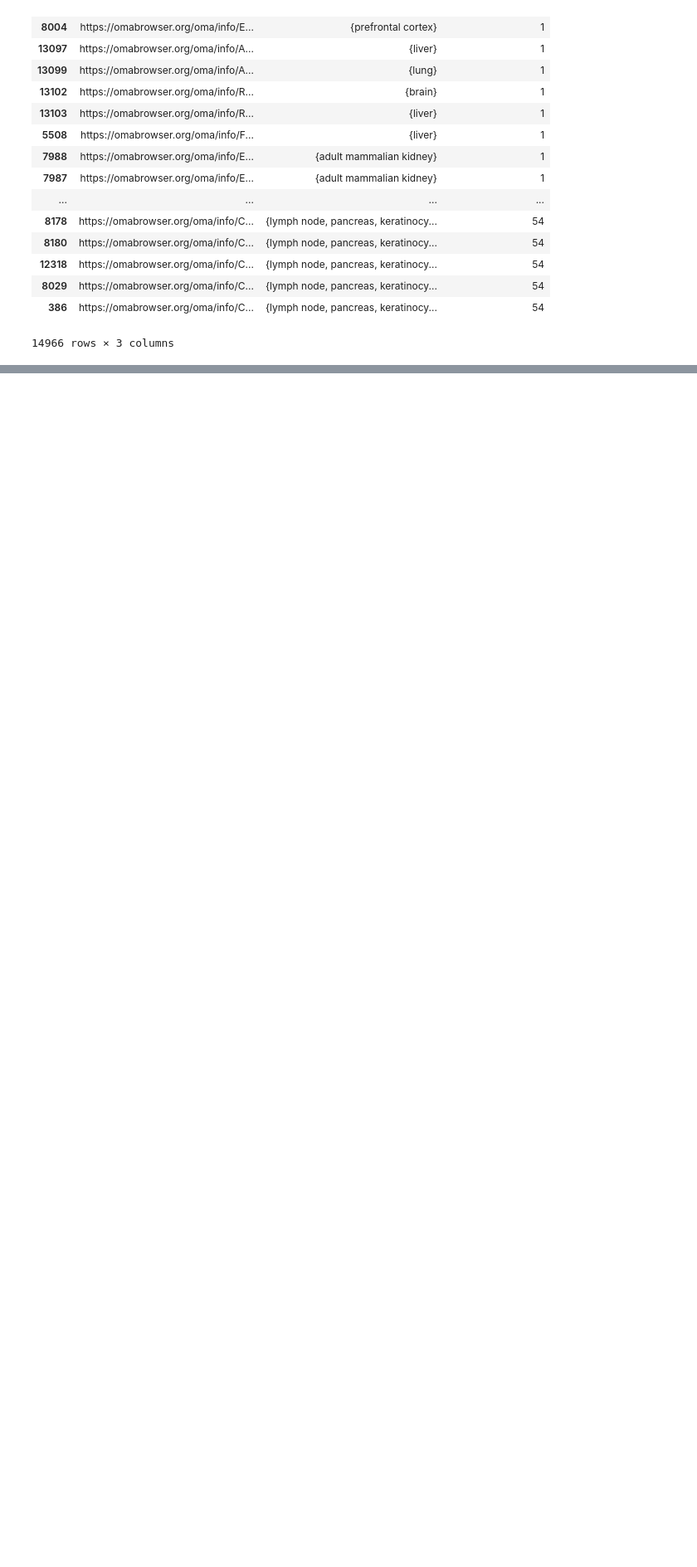
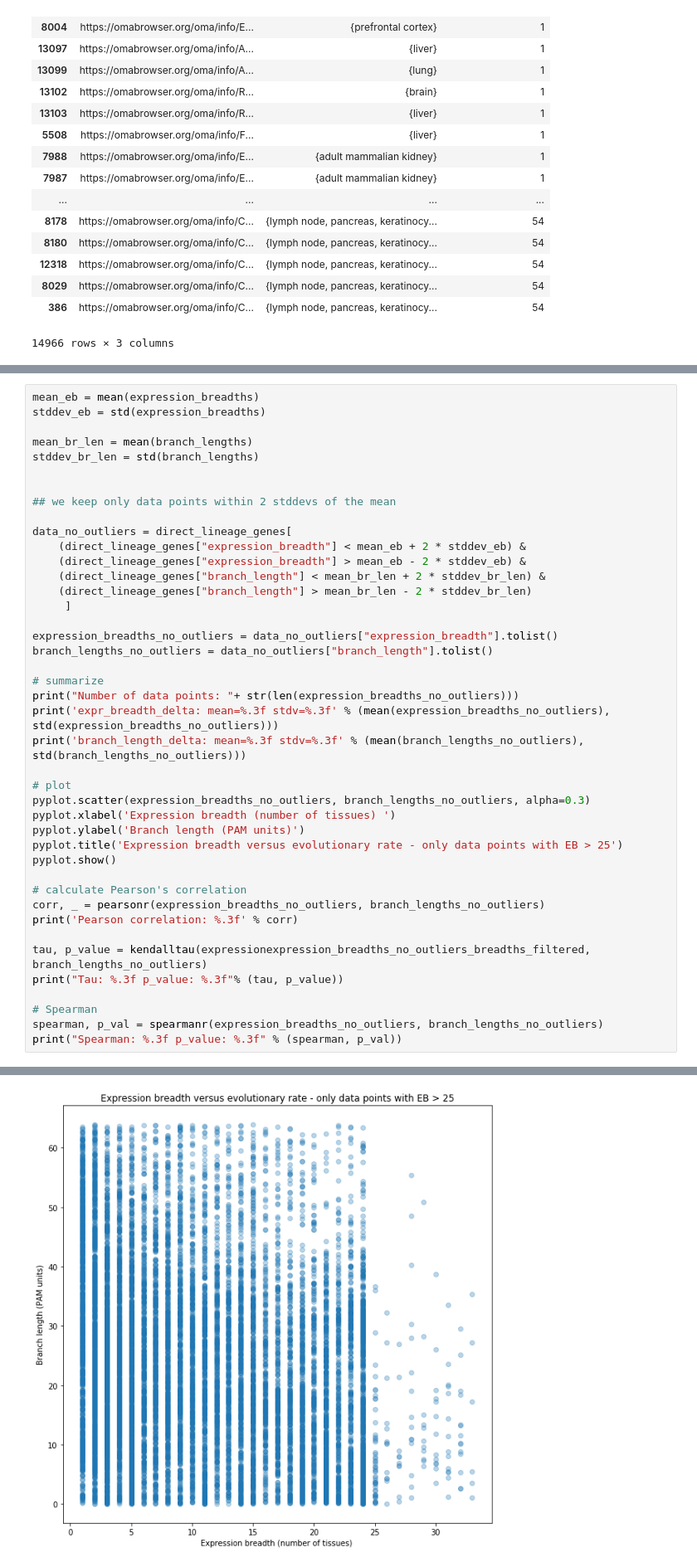
Before and after one commit to anazhaw/tutorial_branch_length, a Jupyter notebook: code/Applied_Case_Study.ipynb, the cells around one changed output, grey strips where cells are left out. Shown: that part at 83% size. Cells and saved outputs as stored; diff of their text form; blank space fills up the shorter version.

```diff
--- a/code/Applied_Case_Study.ipynb
+++ b/code/Applied_Case_Study.ipynb
@@ -77,0 +113,43 @@ expression_breadth = direct_lineage_genes[["e]]
+# %%
+mean_eb = mean(expression_breadths)
+stddev_eb = std(expression_breadths)
+
+mean_br_len = mean(branch_lengths)
+stddev_br_len = std(branch_lengths)
+
+
+## we keep only data points within 2 stddevs of the mean
+
+data_no_outliers = direct_lineage_genes[
+    (direct_lineage_genes["expression_breadth"] < mean_eb + 2 * stddev_eb) &
+    (direct_lineage_genes["expression_breadth"] > mean_eb - 2 * stddev_eb) &
+    (direct_lineage_genes["branch_length"] < mean_br_len + 2 * stddev_br_len) &
+    (direct_lineage_genes["branch_length"] > mean_br_len - 2 * stddev_br_len)
+     ]
+
+expression_breadths_no_outliers = data_no_outliers["expression_breadth"].tolist()
+branch_lengths_no_outliers = data_no_outliers["branch_length"].tolist()
+
+# summarize
+print("Number of data points: "+ str(len(expression_breadths_no_outliers)))
+print('expr_breadth_delta: mean=%.3f stdv=%.3f' % (mean(expression_breadths_no_outliers), std(expression_breadths_no_outliers)))
+print('branch_length_delta: mean=%.3f stdv=%.3f' % (mean(branch_lengths_no_outliers), std(branch_lengths_no_outliers)))
+
+# plot
+pyplot.scatter(expression_breadths_no_outliers, branch_lengths_no_outliers, alpha=0.3)
+pyplot.xlabel('Expression breadth (number of tissues) ')
+pyplot.ylabel('Branch length (PAM units)')
+pyplot.title('Expression breadth versus evolutionary rate - only data points with EB > 25')
+pyplot.show()
+
+# calculate Pearson's correlation
+corr, _ = pearsonr(expression_breadths_no_outliers, branch_lengths_no_outliers)
+print('Pearson correlation: %.3f' % corr)
+
+tau, p_value = kendalltau(expressionexpression_breadths_no_outliers_breadths_filtered, branch_lengths_no_outliers)
+print("Tau: %.3f p_value: %.3f"% (tau, p_value))
+
+# Spearman
+spearman, p_val = spearmanr(expression_breadths_no_outliers, branch_lengths_no_outliers)
+print("Spearman: %.3f p_value: %.3f" % (spearman, p_val))
+# %% [output]
@@ -77,0 +159 @@ expression_breadth = direct_lineage_genes[["e]]
+[figure, added]
```
Also changed, not shown: parts of 6 cells of this notebook.
